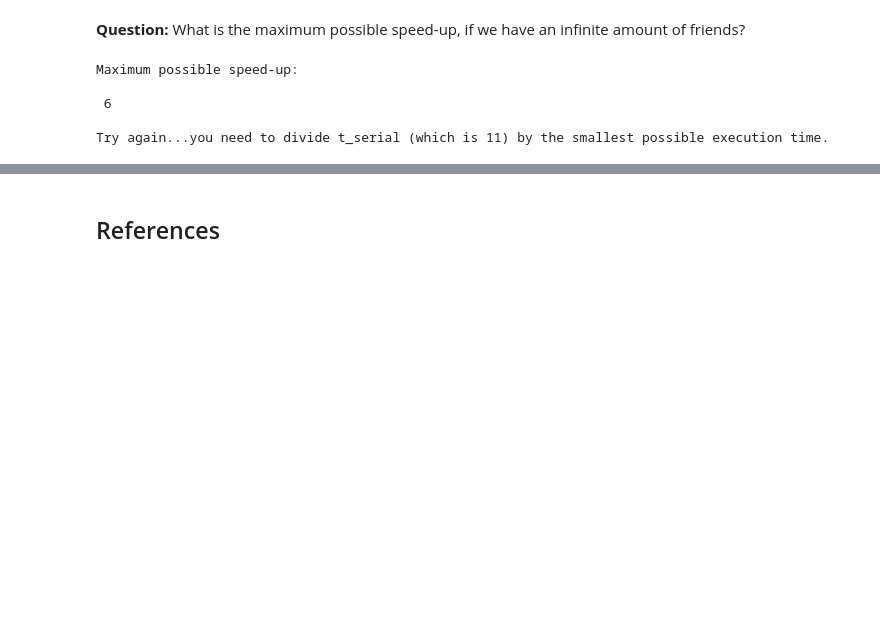
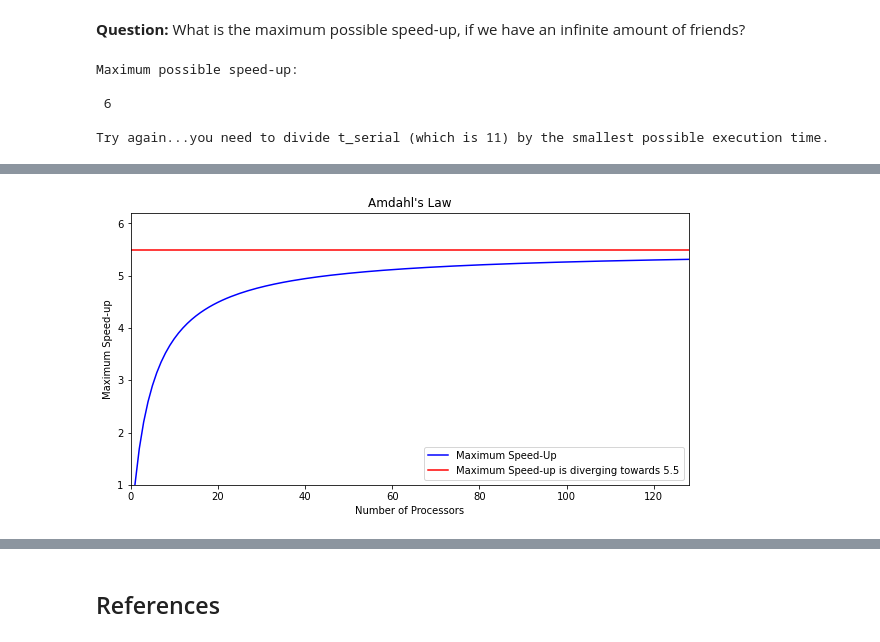
Before and after one commit to marunaderieg/Performance, a Jupyter notebook: Performanz.ipynb, the cells around one changed output, grey strips where cells are left out. Drawn from its saved outputs; the diff is of its cells as text; code cells hidden in the pictures; blank space fills up the shorter version.

Commit message:
Amdahls Law without Limitations

```diff
--- a/Performanz.ipynb
+++ b/Performanz.ipynb
@@ -690,0 +715,32 @@ The formula for speed up with this new
+# %%
+import numpy as np
+import matplotlib as mpl
+import matplotlib.pyplot as plt
+
+# parameters for you to adjust
+f = 2/11
+max_p = 128
+# end of parameters for you to adjust
+
+
+# calculate speed-up
+p = np.arange(1,max_p+1)
+max_speedup = []
+for i in range(max_p):
+    max_speedup.append(1/(f+((1-f)/p[i])))
+
+# calculate speed-up for p=infinite
+p_infinite = 1/f
+
+# plot results
+fig,ax = plt.subplots(figsize = (10,5))
+ax.plot(p,max_speedup, c='blue', label='Maximum Speed-Up')
+ax.set_xlabel("Number of Processors")
+ax.set_ylabel("Maximum Speed-up")
+ax.set_title("Amdahl's Law")
+ax.plot(np.arange(0,max_p+1),np.ones(max_p+1)*p_infinite,c='red',label='Maximum Speed-up is diverging towards '+ str(p_infinite))
+ax.set_ylim([1, p_infinite+0.7])
+ax.set_xlim([0, max_p])
+ax.legend();
+# %% [output]
+[figure, added]
```
Also changed, not shown: parts of 3 cells of this notebook, 2 other files.
